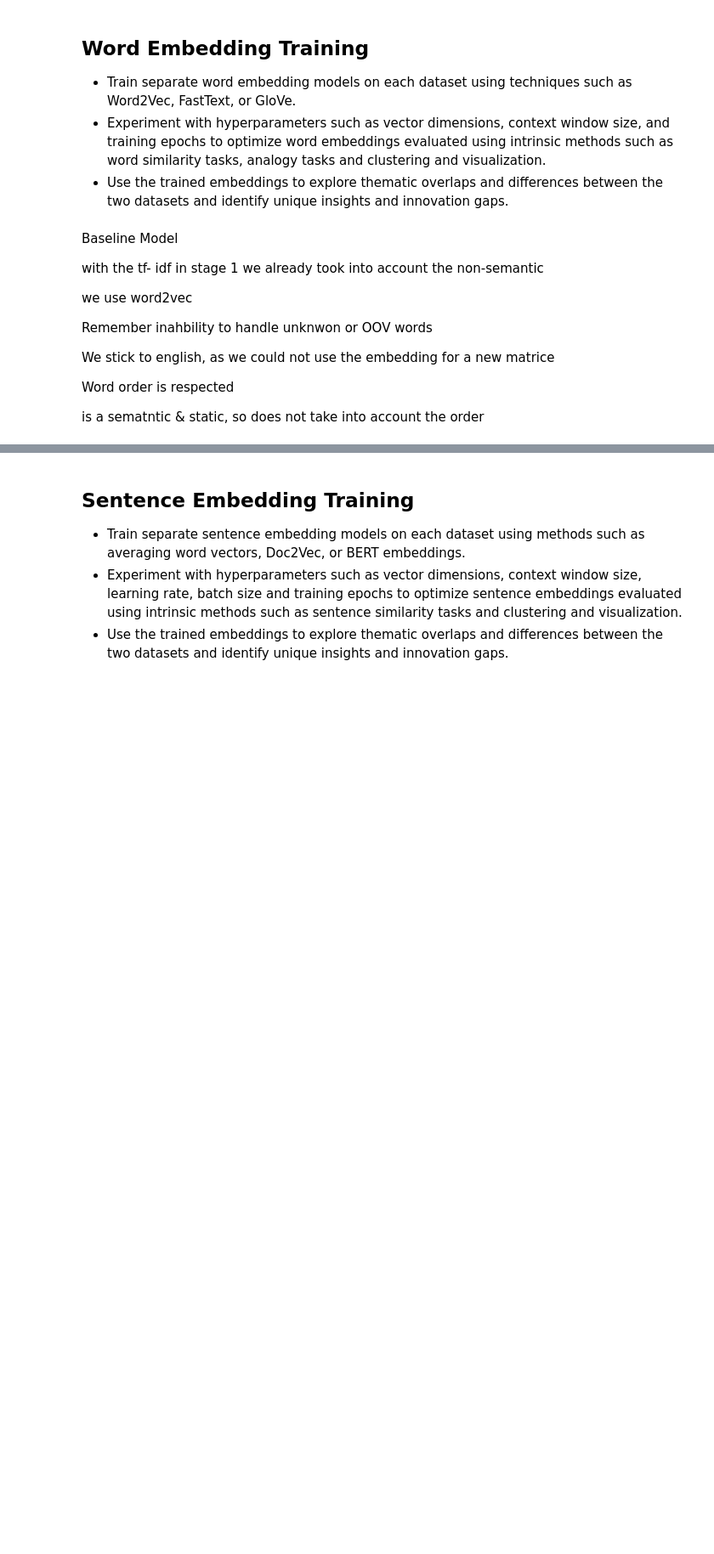
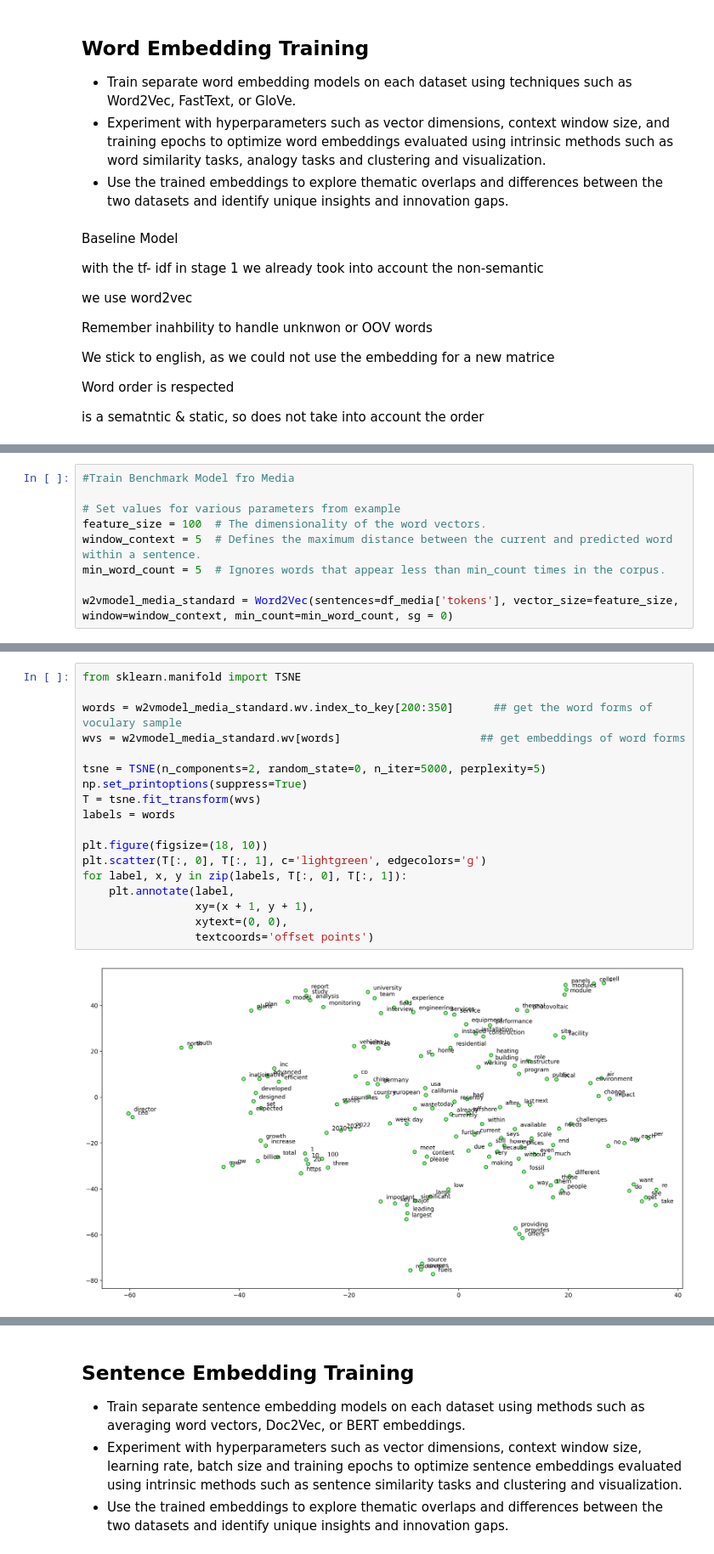
Before and after one commit to cmimholz/computational-language-technology-project, a Jupyter notebook: notebooks/stage2.ipynb, the cells around one changed output, grey strips where cells are left out. Shown at 85% size. Drawn from its saved outputs; the diff is of its cells as text; blank space fills up the shorter version.

```diff
--- a/notebooks/stage2.ipynb
+++ b/notebooks/stage2.ipynb
@@ -192,0 +244,9 @@ pd.options.display.max_colwidth = 200
+# %%
+#Train Benchmark Model fro Media
+
+# Set values for various parameters from example
+feature_size = 100  # The dimensionality of the word vectors.
+window_context = 5  # Defines the maximum distance between the current and predicted word within a sentence.
+min_word_count = 5  # Ignores words that appear less than min_count times in the corpus.
+
+w2vmodel_media_standard = Word2Vec(sentences=df_media['tokens'], vector_size=feature_size, window=window_context, min_count=min_word_count, sg = 0)
@@ -192,0 +289,20 @@ pd.options.display.max_colwidth = 200
+# %%
+from sklearn.manifold import TSNE
+
+words = w2vmodel_media_standard.wv.index_to_key[200:350]      ## get the word forms of voculary sample
+wvs = w2vmodel_media_standard.wv[words]                     ## get embeddings of word forms
+
+tsne = TSNE(n_components=2, random_state=0, n_iter=5000, perplexity=5)
+np.set_printoptions(suppress=True)
+T = tsne.fit_transform(wvs)
+labels = words
+
+plt.figure(figsize=(18, 10))
+plt.scatter(T[:, 0], T[:, 1], c='lightgreen', edgecolors='g')
+for label, x, y in zip(labels, T[:, 0], T[:, 1]):
+    plt.annotate(label,
+                 xy=(x + 1, y + 1),
+                 xytext=(0, 0),
+                 textcoords='offset points')
+# %% [output]
+[figure, added]
```
Also changed, not shown: parts of 28 cells of this notebook.
